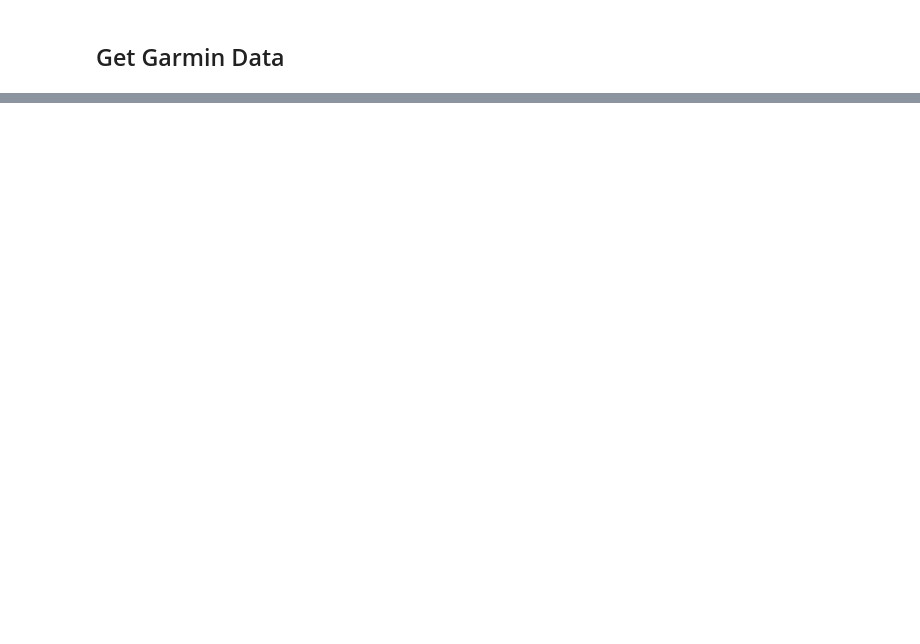
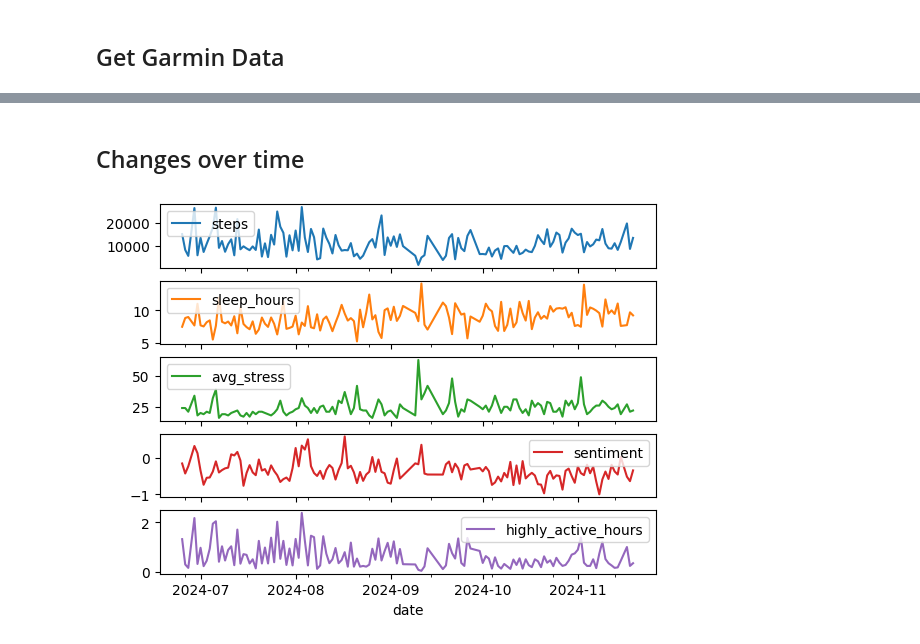
Before and after one commit to liammaguire1/garmin-spotify-analysis, a Jupyter notebook: vibes.ipynb, the cells around one changed output, grey strips where cells are left out. Drawn from its saved outputs; the diff is of its cells as text; code cells hidden in the pictures; blank space fills up the shorter version.

```diff
--- a/vibes.ipynb
+++ b/vibes.ipynb
@@ -184,8 +173,10 @@ garmin = garminconnect.Garmin(os.getenv('GARMIN_EMAIL'), os.getenv('GARMIN_PW'))
 garmin.login()
 
 # Get start/end dates from spotify dataframe
-start_date = df['date'].min().to_pydatetime().date()
-end_date = df['date'].max().to_pydatetime().date()
+start_date = df['date'].min()
+print(f'Start date: {start_date}')
+end_date = df['date'].max()
+print(f'End date: {end_date}')
 
 # Iterate over relevant Spotify dates
 rows = []
@@ -225,0 +219,19 @@ garmin_df.head()
+# %%
+# Group by average sentiment & merge
+avg_sent = df.groupby('date')['sentiment'].mean()
+merged_df = pd.merge(garmin_df, avg_sent, on='date')
+
+# Group by artist value count & merge
+artist_counts = (df.groupby('date')['artist']
+                 .value_counts()
+                 .reset_index()
+                 .groupby('date')
+                 .head(3)
+                 .assign(rank=lambda x: x.groupby('date').cumcount() + 1)
+                 .pivot(index='date', columns='rank', values='artist')
+                 )
+artist_counts.columns = [f'artist{int(col)}' for col in artist_counts.columns]
+artist_counts = artist_counts.reset_index()
+
+df = pd.merge(merged_df, artist_counts, on='date')
+df.head()
@@ -225,0 +245,7 @@ garmin_df.head()
+# %% [markdown]
+## Changes over time
+# %%
+df.plot(x='date', y=['steps', 'sleep_hours', 'avg_stress', 'sentiment', 'highly_active_hours'], subplots=True)
+plt.show()
+# %% [output]
+[figure, added]
```
Also changed, not shown: parts of 16 cells of this notebook.
